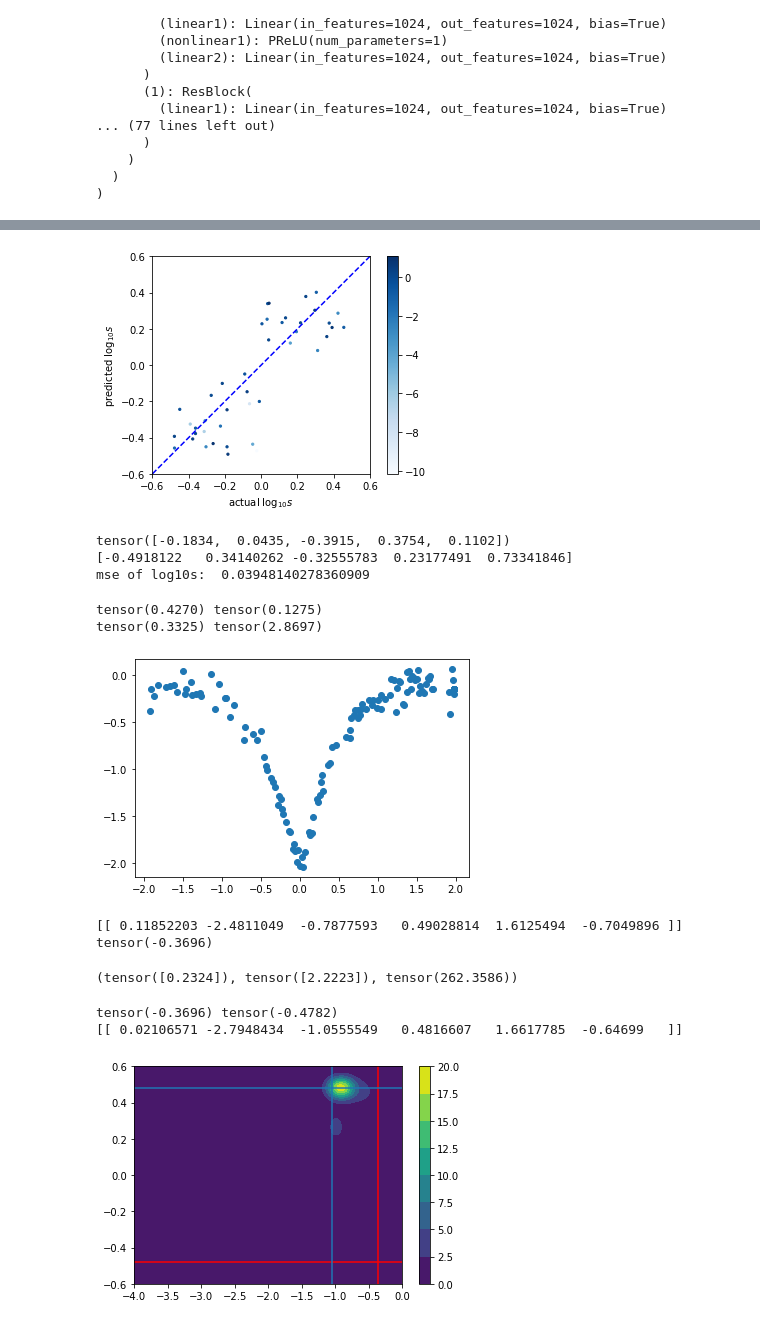
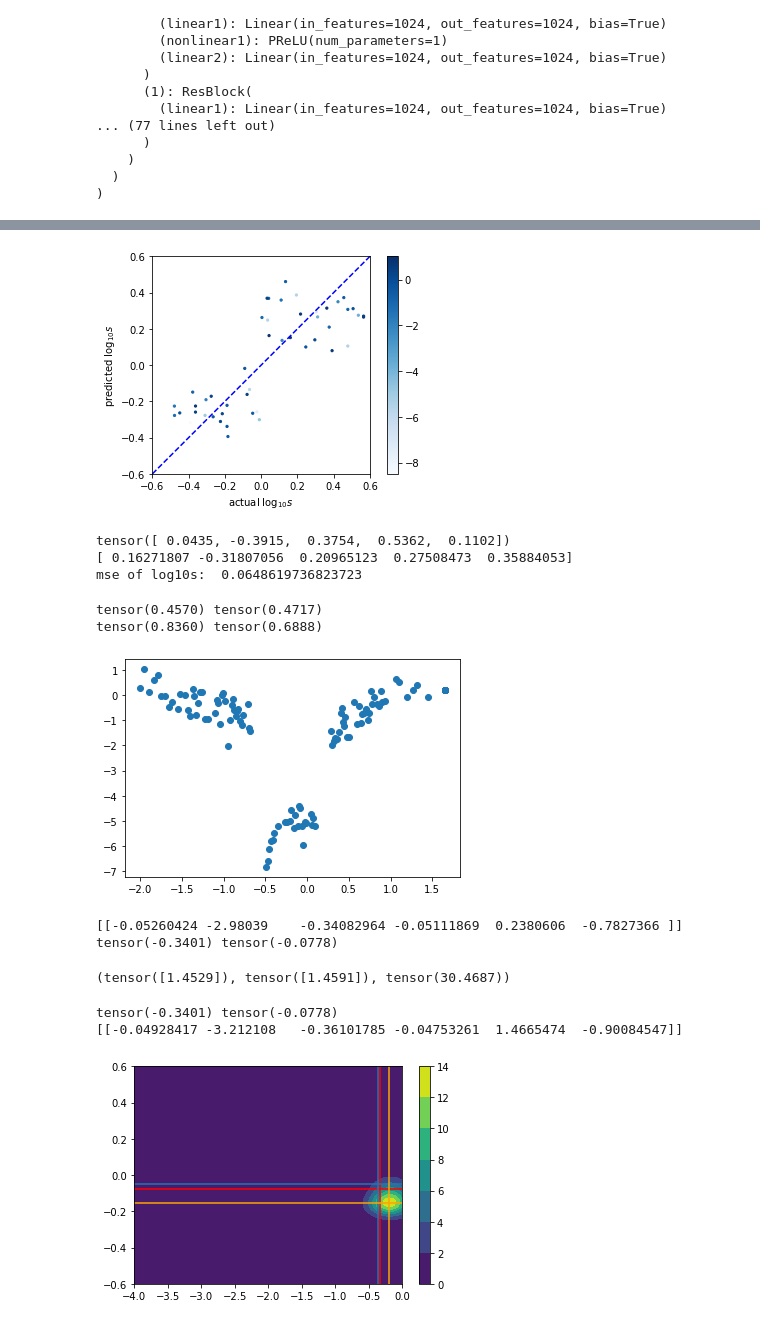
Before and after one commit to haimengzhao/magic-microlensing, a Jupyter notebook: KMT/KMT_reg.ipynb, the cells around one changed output, grey strips where cells are left out. Cells and saved outputs as stored; diff of their text form; code cells hidden in the pictures.

```diff
--- a/KMT/KMT_reg.ipynb
+++ b/KMT/KMT_reg.ipynb
@@ -59,14 +59,18 @@ nanind = torch.where(~torch.isnan(s))[0]
 q = q[nanind]
 s = s[nanind]
 X_even = X_even[nanind]
-nanind = torch.where(s > 0.3)[0]
-q = q[nanind]
-s = s[nanind]
-X_even = X_even[nanind]
-nanind = torch.where(s < 3)[0]
-q = q[nanind]
-s = s[nanind]
-X_even = X_even[nanind]
+# nanind = torch.where(s > 0.3)[0]
+# q = q[nanind]
+# s = s[nanind]
+# X_even = X_even[nanind]
+# nanind = torch.where(s < 3)[0]
+# q = q[nanind]
+# s = s[nanind]
+# X_even = X_even[nanind]
+# nanind = torch.where(torch.max(X_even[:, :, 1], dim=1).values - torch.min(X_even[:, :, 1], dim=1).values > 2)[0]
+# q = q[nanind]
+# s = s[nanind]
+# X_even = X_even[nanind]
 train_coeffs = torchcde.hermite_cubic_coefficients_with_backward_differences(X_even)
 print(len(train_coeffs))
 # %% [output]
@@ -247,20 +260,20 @@ print(torch.log10(s)[-5:])
 print((pred.numpy()[:, 3] * (2 * (np.log10(s.numpy()) * (pred.numpy()[:, 3]) > 0) - 1))[-5:])
 print('mse of log10s: ', torch.mean((torch.log10(s) -  pred.numpy()[:, 3] * (2 * (np.log10(s.numpy()) * (pred.numpy()[:, 3]) > 0) - 1))**2, dim=0).detach().cpu().item())
 # %% [output]
-[figure, old version]
+[figure, new version]
-tensor([-0.1834,  0.0435, -0.3915,  0.3754,  0.1102])
-[-0.4918122   0.34140262 -0.32555783  0.23177491  0.73341846]
-mse of log10s:  0.03948140278360909
+tensor([ 0.0435, -0.3915,  0.3754,  0.5362,  0.1102])
+[ 0.16271807 -0.31807056  0.20965123  0.27508473  0.35884053]
+mse of log10s:  0.0648619736823723
 # %%
-num = 0
+num = 25
 print(q[num], 10**pred[num, 2])
 print(s[num], 10**pred[num, 3])
 plt.scatter(X_even[num, :, 0], X_even[num, :, 1])
 plt.show()
 # %% [output]
-tensor(0.4270) tensor(0.1275)
-tensor(0.3325) tensor(2.8697)
+tensor(0.4570) tensor(0.4717)
+tensor(0.8360) tensor(0.6888)
-[figure, old version]
+[figure, new version]
 # %%
 # train_coeffs = torchcde.hermite_cubic_coefficients_with_backward_differences(X_even[[num], :-120])
 # %%
@@ -268,10 +281,10 @@ pi, normal = model(train_coeffs[[num]].float().to(device))
 # %%
 sample = model.sample(pi, normal).cpu().numpy()
 print(sample)
-print(torch.log10(q[num]))
+print(torch.log10(q[num]), torch.log10(s[num]))
 # %% [output]
-[[ 0.11852203 -2.4811049  -0.7877593   0.49028814  1.6125494  -0.7049896 ]]
-tensor(-0.3696)
+[[-0.05260424 -2.98039    -0.34082964 -0.05111869  0.2380606  -0.7827366 ]]
+tensor(-0.3401) tensor(-0.0778)
 # %%
 # qsnormal = torch.distributions.Normal(normal.loc[:, :, [0, 3]], normal.scale[:, :, [0, 3]])
 qsnormal = torch.distributions.Normal(normal.loc[:, :, [2, 3]], normal.scale[:, :, [2, 3]])
@@ -287,26 +300,29 @@ torch.exp(-get_negloglik(pi, normal, torch.log10(q)[[num]].to(device))).detach()
 torch.exp(-get_negloglik(pi, normal, model.sample(pi, normal)[:, 2].to(device)).detach().cpu()), \
 torch.exp(-model.mdn_loss(pi, normal, model.sample(pi, normal).to(device)).detach().cpu())
 # %% [output]
-(tensor([0.2324]), tensor([2.2223]), tensor(262.3586))
+(tensor([1.4529]), tensor([1.4591]), tensor(30.4687))
 # %%
 sample = model.sample(pi, normal).detach().cpu().numpy()
 x, y = torch.meshgrid(torch.linspace(-4, 0, 100), torch.linspace(-0.6, 0.6, 100))
 # x, y = torch.meshgrid(torch.linspace(0, 1, 100), torch.linspace(-0.6, 0.6, 100))
 plt.contourf(x, y, prob.reshape(100, 100))
 # plt.contourf(torch.linspace(0, 1, 100), torch.linspace(-0.6, 0.6, 100), prob.reshape(100, 100).T)
 plt.hlines(np.log10(s[num]), -4, 0, colors='red')
 plt.vlines(np.log10(q[num]), -0.6, 0.6, colors='red')
 # plt.hlines(sample[0, 3], 0, 1)
 # plt.vlines(sample[0, 0], -0.6, 0.6)
 plt.hlines(sample[0, 3], -4, 0)
 plt.vlines(sample[0, 2], -0.6, 0.6)
 plt.colorbar()
 print(torch.log10(q)[num], torch.log10(s)[num])
 print(sample)
+plt.hlines(torch.linspace(-0.6, 0.6, 100)[prob.argmax().item()%100], -4, 0, color='orange')
+plt.vlines(torch.linspace(-4, 0, 100)[prob.argmax().item()//100], -0.6, 0.6, color='orange')
+plt.show()
 # %% [output]
-tensor(-0.3696) tensor(-0.4782)
-[[ 0.02106571 -2.7948434  -1.0555549   0.4816607   1.6617785  -0.64699   ]]
+tensor(-0.3401) tensor(-0.0778)
+[[-0.04928417 -3.212108   -0.36101785 -0.04753261  1.4665474  -0.90084547]]
-[figure, old version]
+[figure, new version]
 # %%
 sample[0, 0], 10**sample[0, 1], 10**sample[0, 2], 10**sample[0, 3], sample[0, 4]*np.pi, 10**sample[0, 5]
 # %% [output]
```
Also changed, not shown: parts of 20 cells of this notebook, 1 other file.
